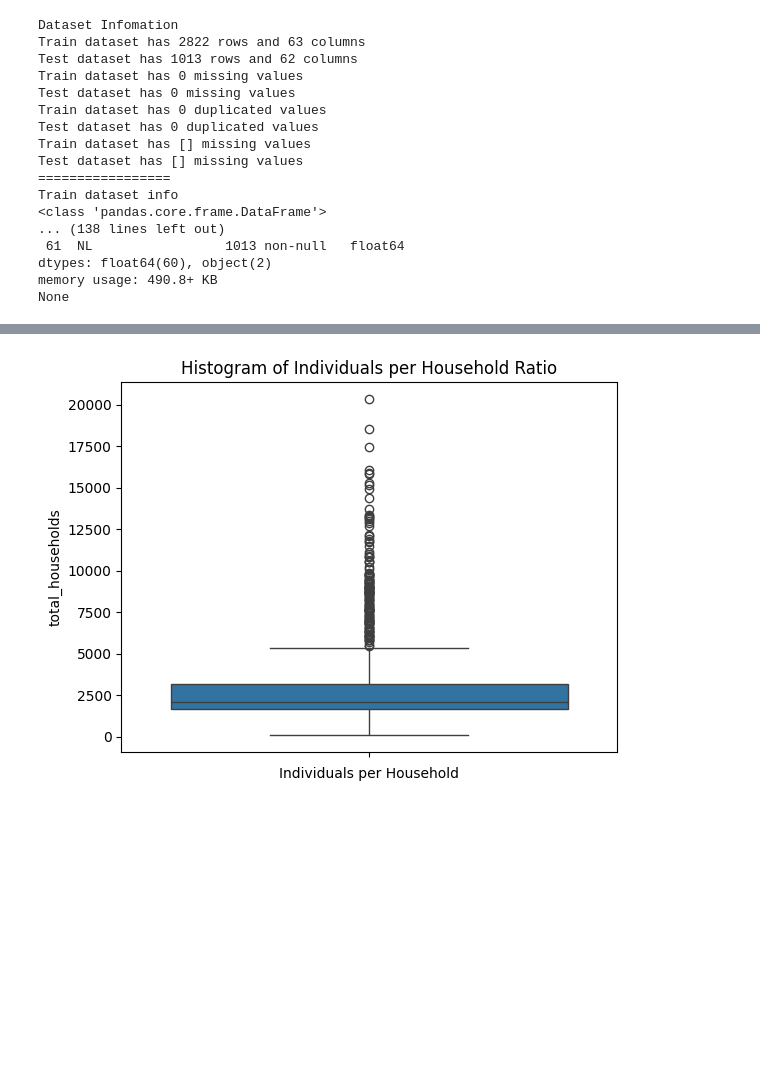
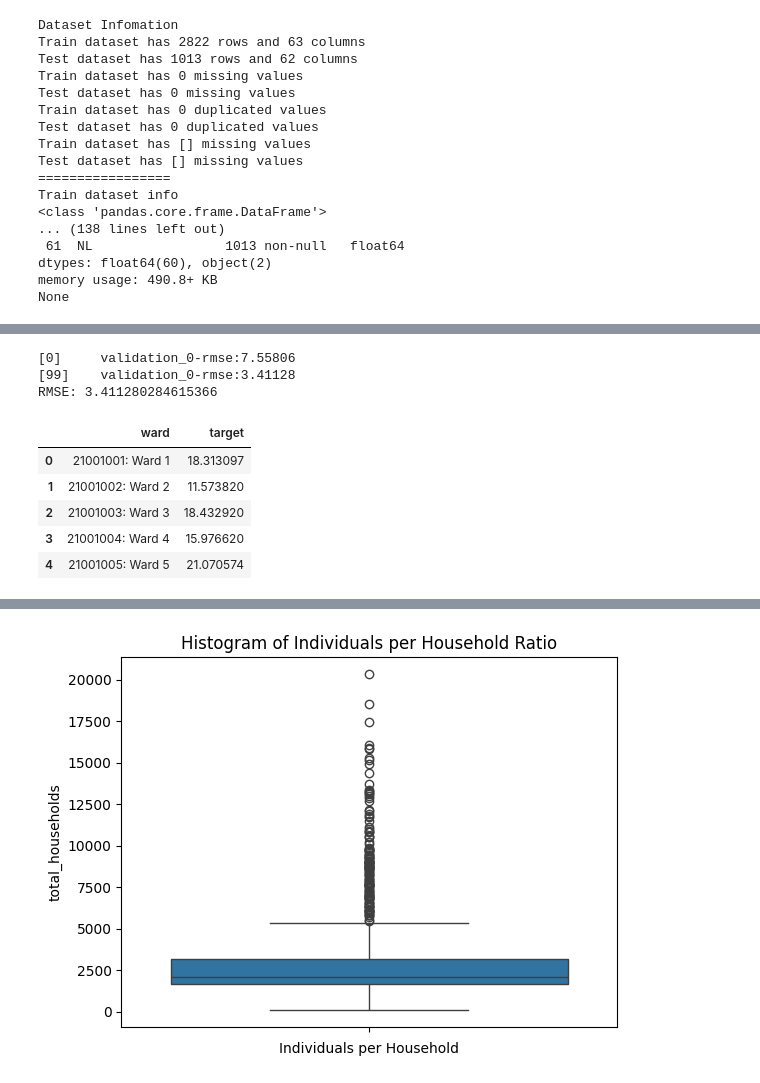
Before and after one commit to segnig/-segnig-International-Women-s-Day-Zindi-Challenge-, a Jupyter notebook: International_Women's_Day_Challenge.ipynb, the cells around one changed output, grey strips where cells are left out. Cells and saved outputs as stored; diff of their text form; code cells hidden in the pictures; blank space fills up the shorter version.

```diff
--- a/International_Women's_Day_Challenge.ipynb
+++ b/International_Women's_Day_Challenge.ipynb
@@ -126,0 +270,27 @@ None
+# %%
+from xgboost import XGBRegressor
+
+model_xgb = XGBRegressor()
+
+model_xgb.fit(X_train, y_train, eval_set=[(X_test, y_test)], verbose=100)
+
+y_pred = model_xgb.predict(X_test)
+mse = mean_squared_error(y_test, y_pred)
+
+print(f"RMSE: {np.sqrt(mse)}")
+
+test["target"] = model_xgb.predict(test[train_features])
+
+test[["ward", "target"]].to_csv("submission_xgb_model_without_feature_selection.csv", index=False)
+
+test[["ward", "target"]].head()
+# %% [output]
+[0]     validation_0-rmse:7.55806
+[99]    validation_0-rmse:3.41128
+RMSE: 3.411280284615366
+|  | ward | target |
+| 0 | 21001001: Ward 1 | 18.313097 |
+| 1 | 21001002: Ward 2 | 11.573820 |
+| 2 | 21001003: Ward 3 | 18.432920 |
+| 3 | 21001004: Ward 4 | 15.976620 |
+| 4 | 21001005: Ward 5 | 21.070574 |
```
Also changed, not shown: parts of 19 cells of this notebook.
